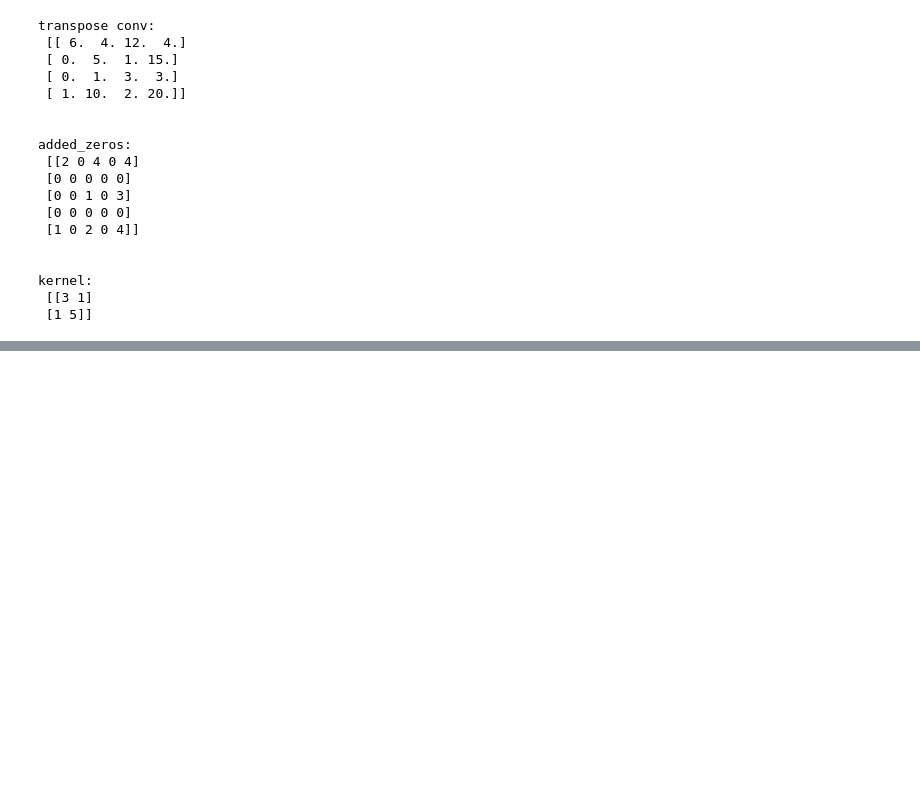
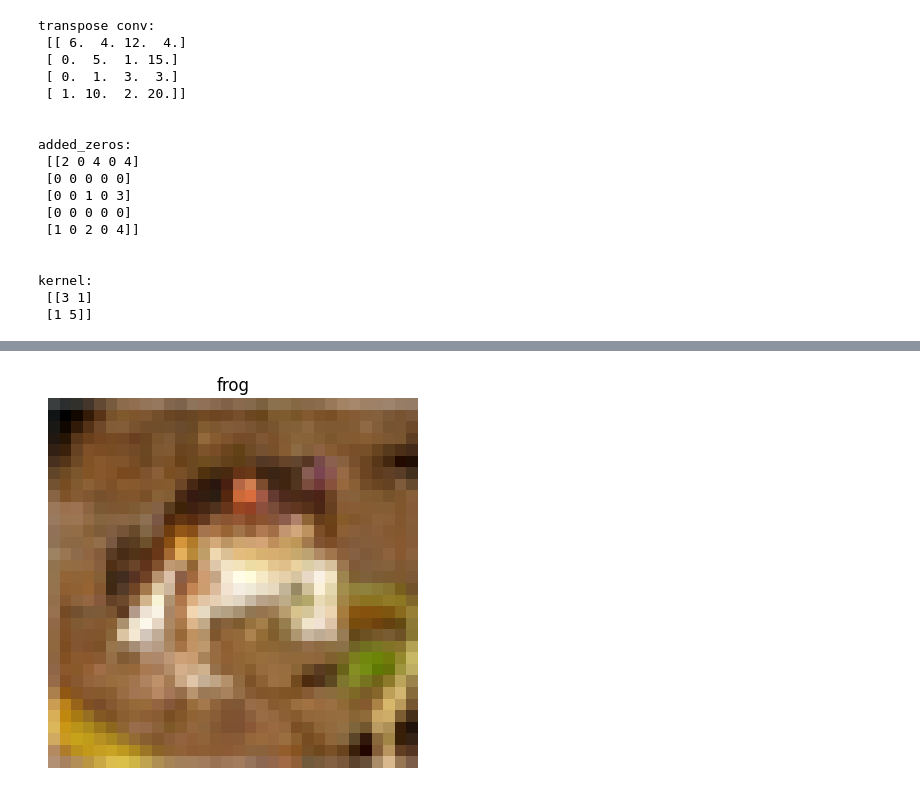
Before and after one commit to QuangCodecode/Deeplearning-NEU, a Jupyter notebook: DL-HW5/hw5.ipynb, the cells around one changed output, grey strips where cells are left out. Cells and saved outputs as stored; diff of their text form; code cells hidden in the pictures; blank space fills up the shorter version.

```diff
--- a/DL-HW5/hw5.ipynb
+++ b/DL-HW5/hw5.ipynb
@@ -74,0 +184,4 @@ kernel:
+# %%
+show_image(trainset[0][0], trainset[0][1])
+# %% [output]
+[figure, added]
```
Also changed, not shown: parts of 27 cells of this notebook.
